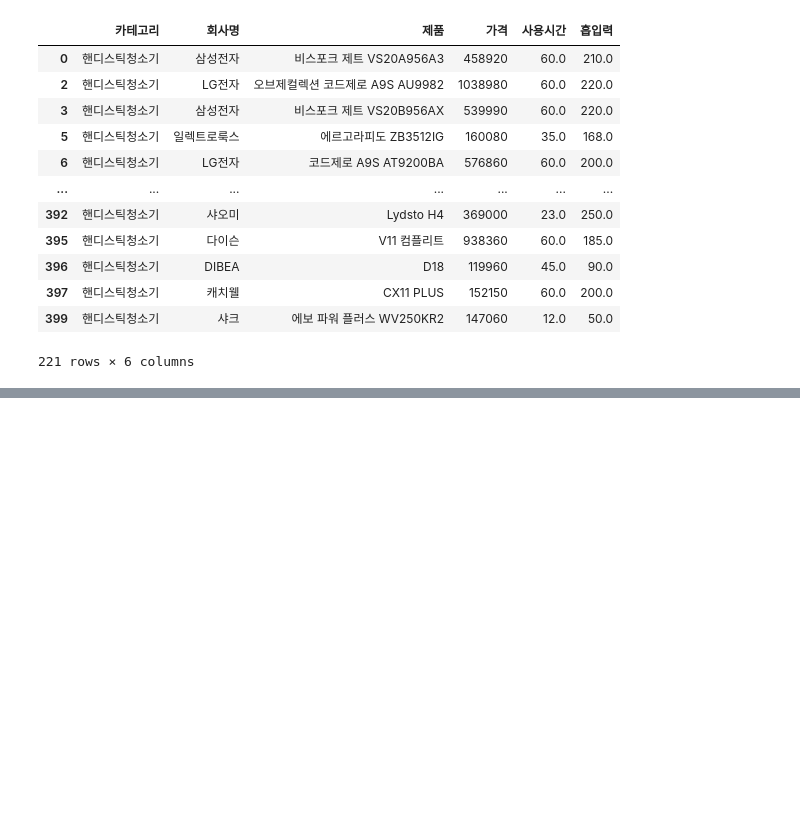
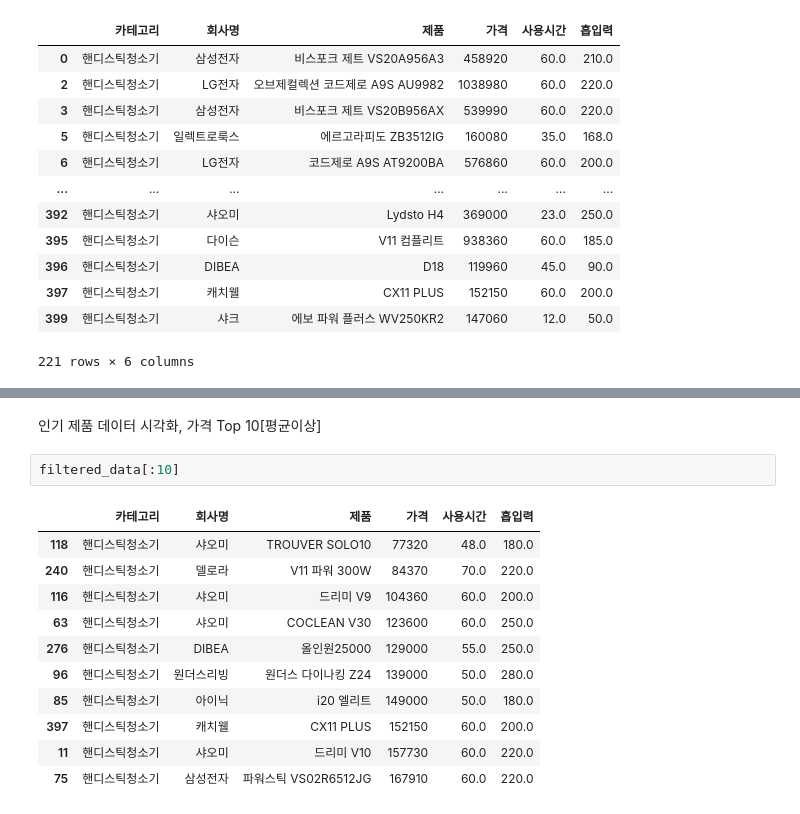
Before and after one commit to manki8908/Class_TJ_c11, a Jupyter notebook: crawling/script/pcrawl_12_selenium6_다나와시각화.ipynb, the cells around one changed output, grey strips where cells are left out. Drawn from its saved outputs; the diff is of its cells as text; blank space fills up the shorter version.

```diff
--- a/crawling/script/pcrawl_12_selenium6_다나와시각화.ipynb
+++ b/crawling/script/pcrawl_12_selenium6_다나와시각화.ipynb
@@ -178,0 +289,16 @@ pd_data_final.to_csv('2_result_preprocessing.csv', index=False)
+# %% [markdown]
+인기 제품 데이터 시각화, 가격 Top 10[평균이상]
+# %%
+filtered_data[:10]
+# %% [output]
+|  | 카테고리 | 회사명 | 제품 | 가격 | 사용시간 | 흡입력 |
+| 118 | 핸디스틱청소기 | 샤오미 | TROUVER SOLO10 | 77320 | 48.0 | 180.0 |
+| 240 | 핸디스틱청소기 | 델로라 | V11 파워 300W | 84370 | 70.0 | 220.0 |
+| 116 | 핸디스틱청소기 | 샤오미 | 드리미 V9 | 104360 | 60.0 | 200.0 |
+| 63 | 핸디스틱청소기 | 샤오미 | COCLEAN V30 | 123600 | 60.0 | 250.0 |
+| 276 | 핸디스틱청소기 | DIBEA | 올인원25000 | 129000 | 55.0 | 250.0 |
+| 96 | 핸디스틱청소기 | 원더스리빙 | 원더스 다이나킹 Z24 | 139000 | 50.0 | 280.0 |
+| 85 | 핸디스틱청소기 | 아이닉 | i20 엘리트 | 149000 | 50.0 | 180.0 |
+| 397 | 핸디스틱청소기 | 캐치웰 | CX11 PLUS | 152150 | 60.0 | 200.0 |
+| 11 | 핸디스틱청소기 | 샤오미 | 드리미 V10 | 157730 | 60.0 | 220.0 |
+| 75 | 핸디스틱청소기 | 삼성전자 | 파워스틱 VS02R6512JG | 167910 | 60.0 | 220.0 |
```
Also changed, not shown: parts of 14 cells of this notebook, 11 other files.
